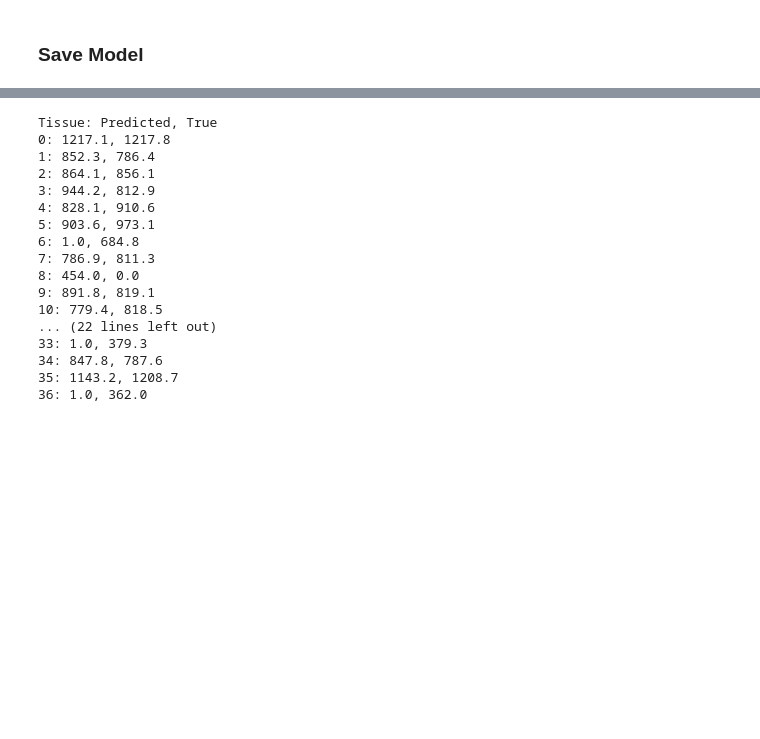
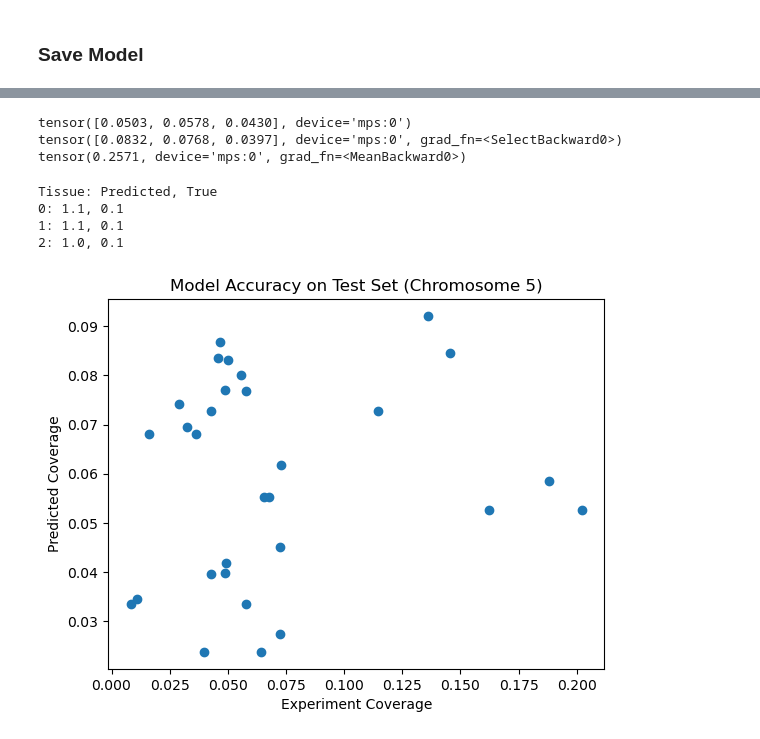
Before and after one commit to tedmonyak/CS525Arabidopsis, a Jupyter notebook: Model_Trainer.ipynb, the cells around one changed output, grey strips where cells are left out. Saved outputs shown, nothing was run; the diff lists cells and outputs as text; code cells hidden in the pictures; blank space fills up the shorter version.

```diff
--- a/Model_Trainer.ipynb
+++ b/Model_Trainer.ipynb
@@ -253,23 +271,0 @@ torch.Size([64, 37])
-# %%
-i = 35
-print('Tissue: Predicted, True')
-for s, (y_p, y_t) in enumerate(zip(output[i], y[i])):
-    print(f'{s}: {torch.exp(y_p):.1f}, {y_t:.1f}')
-# %% [output]
-Tissue: Predicted, True
-0: 1217.1, 1217.8
-1: 852.3, 786.4
-2: 864.1, 856.1
-3: 944.2, 812.9
-4: 828.1, 910.6
-5: 903.6, 973.1
-6: 1.0, 684.8
-7: 786.9, 811.3
-8: 454.0, 0.0
-9: 891.8, 819.1
-10: 779.4, 818.5
-... (22 lines left out)
-33: 1.0, 379.3
-34: 847.8, 787.6
-35: 1143.2, 1208.7
-36: 1.0, 362.0
@@ -275,0 +276,26 @@ Tissue: Predicted, True
+# %%
+X, y = next(iter(test_loader))
+X = X.to(device)
+
+y = y.to(device)
+y_pred = torch.exp(model.forward(X).to(device))
+
+print(y[0])
+print(y_pred[0])
+
+loss_fn = nn.PoissonNLLLoss(log_input=False, full=True)
+print(loss_fn(y_pred, y))
+# %% [output]
+tensor([0.0503, 0.0578, 0.0430], device='mps:0')
+tensor([0.0832, 0.0768, 0.0397], device='mps:0', grad_fn=<SelectBackward0>)
+tensor(0.2571, device='mps:0', grad_fn=<MeanBackward0>)
+# %%
+i = 2
+print('Tissue: Predicted, True')
+for s, (y_p, y_t) in enumerate(zip(y_pred[i], y[i])):
+    print(f'{s}: {torch.exp(y_p):.1f}, {y_t:.1f}')
+# %% [output]
+Tissue: Predicted, True
+0: 1.1, 0.1
+1: 1.1, 0.1
+2: 1.0, 0.1
@@ -275,0 +310,30 @@ Tissue: Predicted, True
+# %%
+for _, (X, y) in enumerate(test_loader):
+    X, y = X.to(device), y
+    y_pred = torch.exp(model(X).to(device))
+
+y = torch.flatten(y).cpu().numpy()
+y_pred = torch.flatten(y_pred).cpu().detach().numpy()
+pearson_r = np.corrcoef(y, y_pred)[0, 1]
+
+plt.scatter(y, y_pred)
+plt.xlabel("Experiment Coverage")
+plt.ylabel("Predicted Coverage")
+plt.title("Model Accuracy on Test Set (Chromosome 5)")
+plt.text(0.1, 0.9, f"r = {pearson_r:.2f}", transform=plt.gca().transAxes)
+m, b
+plt.show()
+
+plt.title(f"Scatter Plot (Pearson Correlation = {correlation_coefficient:.2f})")
+
+# Add the correlation coefficient to the plot
+plt.text(0.1, 0.9, f"r = {correlation_coefficient:.2f}", transform=plt.gca().transAxes)
+
+# Add regression line
+m, b = np.polyfit(x, y, 1)
+X_plot = np.linspace(plt.gca().get_xlim()[0], plt.gca().get_xlim()[1], 100)
+plt.plot(X_plot, m * X_plot + b, '-', color='red')
+
+plt.show()
+# %% [output]
+[figure, added]
```
Also changed, not shown: parts of 9 cells of this notebook, 1 other file.
